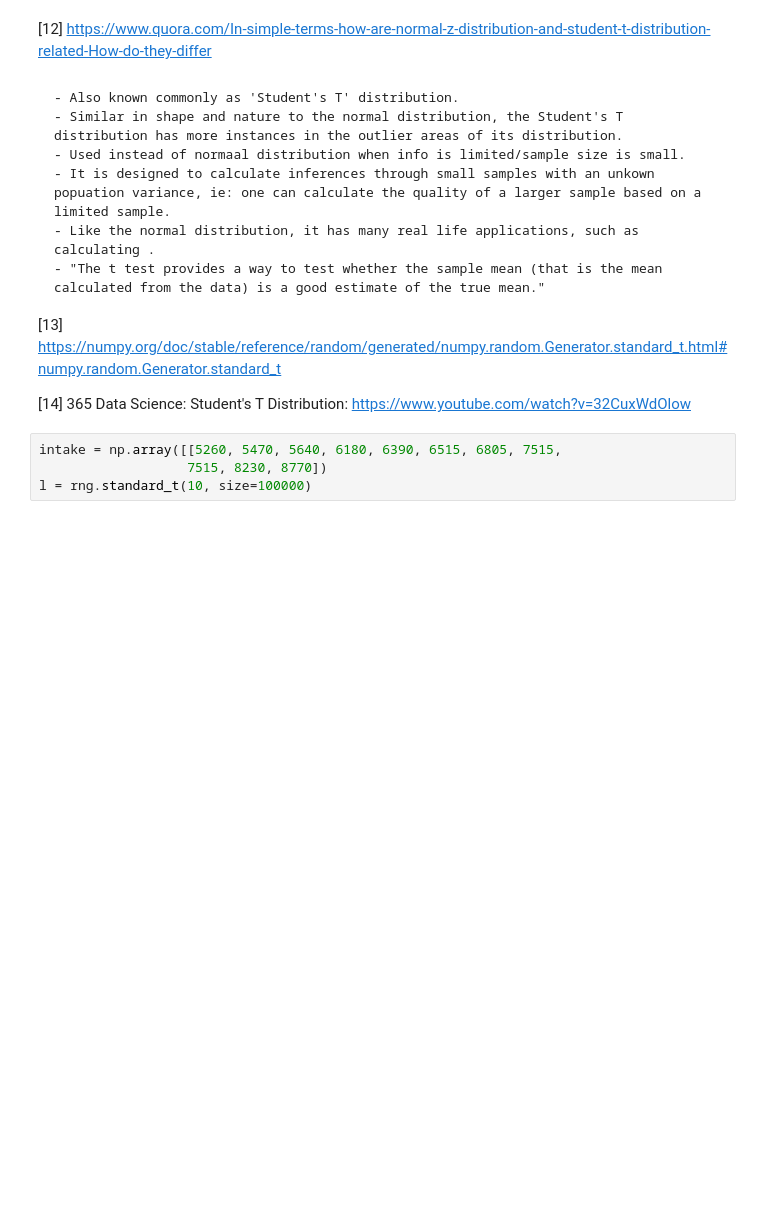
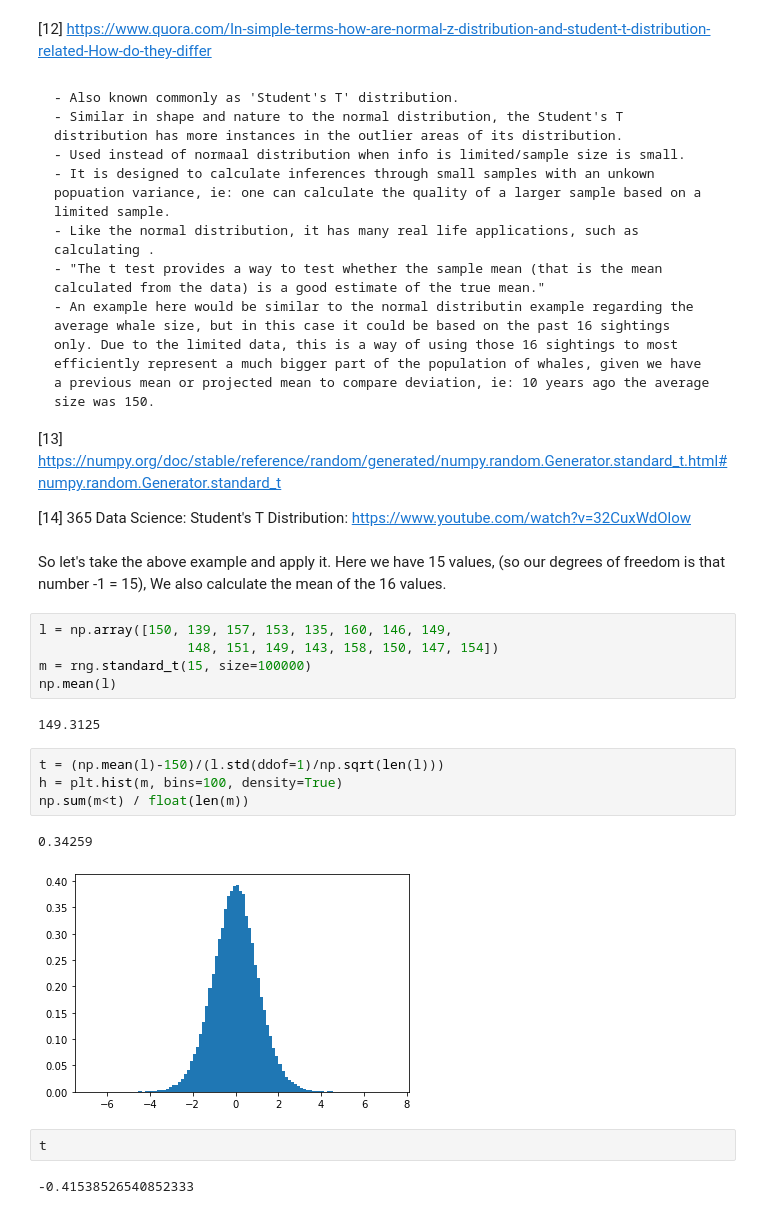
Before and after one commit to Crash-Bandicode/numpy-random, a Jupyter notebook: numpy.random.ipynb, the cells around one changed output. Drawn from its saved outputs; the diff is of its cells as text; blank space fills up the shorter version.

```diff
--- a/numpy.random.ipynb
+++ b/numpy.random.ipynb
@@ -625,12 +625,29 @@ sns.distplot(k)
     - It is designed to calculate inferences through small samples with an unkown popuation variance, ie: one can calculate the quality of a larger sample based on a limited sample.
     - Like the normal distribution, it has many real life applications, such as calculating .
     - "The t test provides a way to test whether the sample mean (that is the mean calculated from the data) is a good estimate of the true mean."
+    - An example here would be similar to the normal distributin example regarding the average whale size, but in this case it could be based on the past 16 sightings only. Due to the limited data, this is a way of using those 16 sightings to most efficiently represent a much bigger part of the population of whales, given we have a previous mean or projected mean to compare deviation, ie: 10 years ago the average size was 150.
 
 [13] https://numpy.org/doc/stable/reference/random/generated/numpy.random.Generator.standard_t.html#numpy.random.Generator.standard_t
 
 [14]
 365 Data Science: Student's T Distribution: https://www.youtube.com/watch?v=32CuxWdOlow
-# %%
-intake = np.array([[5260, 5470, 5640, 6180, 6390, 6515, 6805, 7515,
-                   7515, 8230, 8770])
-l = rng.standard_t(10, size=100000)
+# %% [markdown]
+So let's take the above example and apply it. Here we have 15 values, (so our degrees of freedom is that number -1 = 15), We also calculate the mean of the 16 values.
+# %%
+l = np.array([150, 139, 157, 153, 135, 160, 146, 149,
+                   148, 151, 149, 143, 158, 150, 147, 154])
+m = rng.standard_t(15, size=100000)
+np.mean(l)
+# %% [output]
+149.3125
+# %%
+t = (np.mean(l)-150)/(l.std(ddof=1)/np.sqrt(len(l)))
+h = plt.hist(m, bins=100, density=True)
+np.sum(m<t) / float(len(m))
+# %% [output]
+0.34259
+[figure, added]
+# %%
+t
+# %% [output]
+-0.41538526540852333
```
Also changed, not shown: parts of 43 cells of this notebook.
